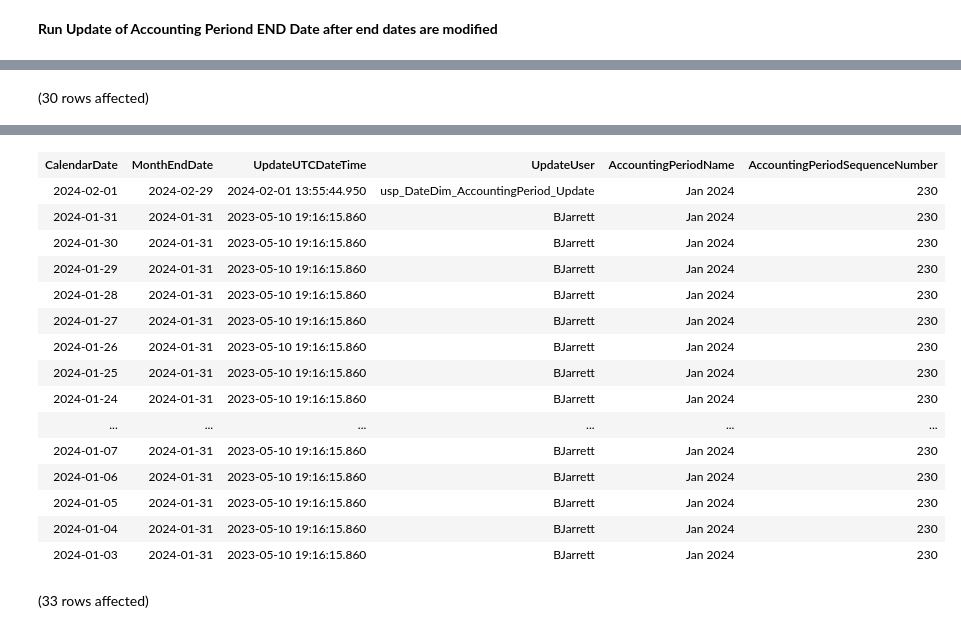
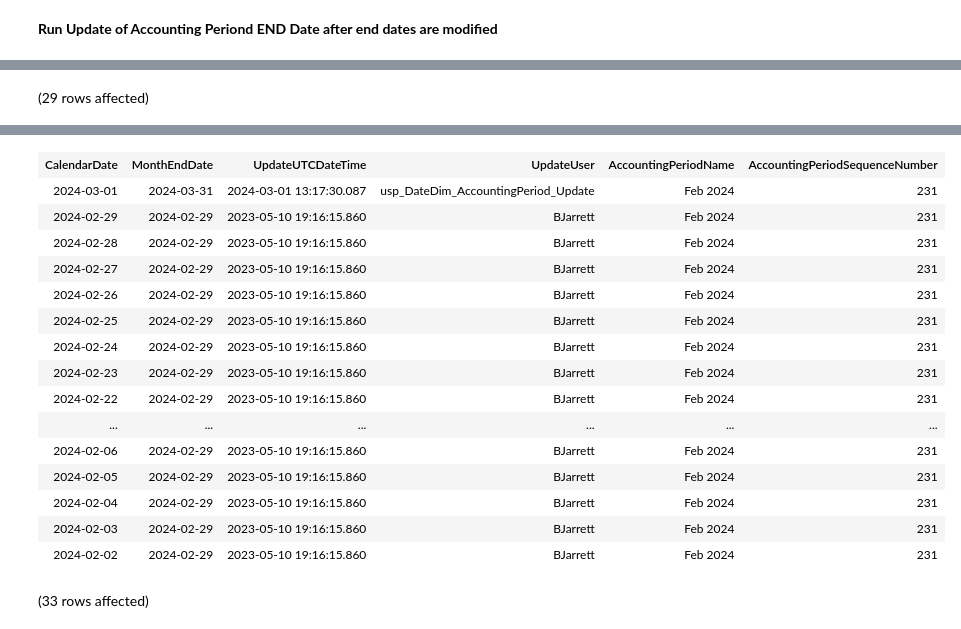
Before and after one commit to mdelisio/SQL-Scripts, a Jupyter notebook: Notebook- Update Accouinting Period End Date.ipynb, the cells around one changed output, grey strips where cells are left out. Saved outputs shown, nothing was run; the diff lists cells and outputs as text; code cells hidden in the pictures.

Commit message:
updates for balance sheet and acct period

```diff
--- a/Notebook- Update Accouinting Period End Date.ipynb
+++ b/Notebook- Update Accouinting Period End Date.ipynb
@@ -28,5 +28,5 @@ Total execution time: 00:00:00.344
 # %%
-DECLARE @AccountingPeriodName VARCHAR(50) = 'Jan 2024'
+DECLARE @AccountingPeriodName VARCHAR(50) = 'Feb 2024'
 ;
 
 Select TOP (33)
@@ -40,4 +40,4 @@ FROM EDW.DateDim
 Where AccountingPeriodName = @AccountingPeriodName
 Order By DateDimKey Desc
 # %% [output]
-(30 rows affected)
+(29 rows affected)
@@ -45,19 +45,19 @@ Total execution time: 00:00:00.126
 | CalendarDate | MonthEndDate | UpdateUTCDateTime | UpdateUser | AccountingPeriodName | AccountingPeriodSequenceNumber |
-| 2024-02-01 | 2024-02-29 | 2024-02-01 13:55:44.950 | usp_DateDim_AccountingPeriod_Update | Jan 2024 | 230 |
-| 2024-01-31 | 2024-01-31 | 2023-05-10 19:16:15.860 | BJarrett | Jan 2024 | 230 |
-| 2024-01-30 | 2024-01-31 | 2023-05-10 19:16:15.860 | BJarrett | Jan 2024 | 230 |
-| 2024-01-29 | 2024-01-31 | 2023-05-10 19:16:15.860 | BJarrett | Jan 2024 | 230 |
-| 2024-01-28 | 2024-01-31 | 2023-05-10 19:16:15.860 | BJarrett | Jan 2024 | 230 |
-| 2024-01-27 | 2024-01-31 | 2023-05-10 19:16:15.860 | BJarrett | Jan 2024 | 230 |
-| 2024-01-26 | 2024-01-31 | 2023-05-10 19:16:15.860 | BJarrett | Jan 2024 | 230 |
-| 2024-01-25 | 2024-01-31 | 2023-05-10 19:16:15.860 | BJarrett | Jan 2024 | 230 |
-| 2024-01-24 | 2024-01-31 | 2023-05-10 19:16:15.860 | BJarrett | Jan 2024 | 230 |
+| 2024-03-01 | 2024-03-31 | 2024-03-01 13:17:30.087 | usp_DateDim_AccountingPeriod_Update | Feb 2024 | 231 |
+| 2024-02-29 | 2024-02-29 | 2023-05-10 19:16:15.860 | BJarrett | Feb 2024 | 231 |
+| 2024-02-28 | 2024-02-29 | 2023-05-10 19:16:15.860 | BJarrett | Feb 2024 | 231 |
+| 2024-02-27 | 2024-02-29 | 2023-05-10 19:16:15.860 | BJarrett | Feb 2024 | 231 |
+| 2024-02-26 | 2024-02-29 | 2023-05-10 19:16:15.860 | BJarrett | Feb 2024 | 231 |
+| 2024-02-25 | 2024-02-29 | 2023-05-10 19:16:15.860 | BJarrett | Feb 2024 | 231 |
+| 2024-02-24 | 2024-02-29 | 2023-05-10 19:16:15.860 | BJarrett | Feb 2024 | 231 |
+| 2024-02-23 | 2024-02-29 | 2023-05-10 19:16:15.860 | BJarrett | Feb 2024 | 231 |
+| 2024-02-22 | 2024-02-29 | 2023-05-10 19:16:15.860 | BJarrett | Feb 2024 | 231 |
 | ... | ... | ... | ... | ... | ... |
-| 2024-01-07 | 2024-01-31 | 2023-05-10 19:16:15.860 | BJarrett | Jan 2024 | 230 |
-| 2024-01-06 | 2024-01-31 | 2023-05-10 19:16:15.860 | BJarrett | Jan 2024 | 230 |
-| 2024-01-05 | 2024-01-31 | 2023-05-10 19:16:15.860 | BJarrett | Jan 2024 | 230 |
-| 2024-01-04 | 2024-01-31 | 2023-05-10 19:16:15.860 | BJarrett | Jan 2024 | 230 |
-| 2024-01-03 | 2024-01-31 | 2023-05-10 19:16:15.860 | BJarrett | Jan 2024 | 230 |
+| 2024-02-06 | 2024-02-29 | 2023-05-10 19:16:15.860 | BJarrett | Feb 2024 | 231 |
+| 2024-02-05 | 2024-02-29 | 2023-05-10 19:16:15.860 | BJarrett | Feb 2024 | 231 |
+| 2024-02-04 | 2024-02-29 | 2023-05-10 19:16:15.860 | BJarrett | Feb 2024 | 231 |
+| 2024-02-03 | 2024-02-29 | 2023-05-10 19:16:15.860 | BJarrett | Feb 2024 | 231 |
+| 2024-02-02 | 2024-02-29 | 2023-05-10 19:16:15.860 | BJarrett | Feb 2024 | 231 |
 # %%
 DECLARE @ChangeDate DateTime = '2023-09-01'
 ;
```
Also changed, not shown: parts of 4 cells of this notebook, 8 other files.
